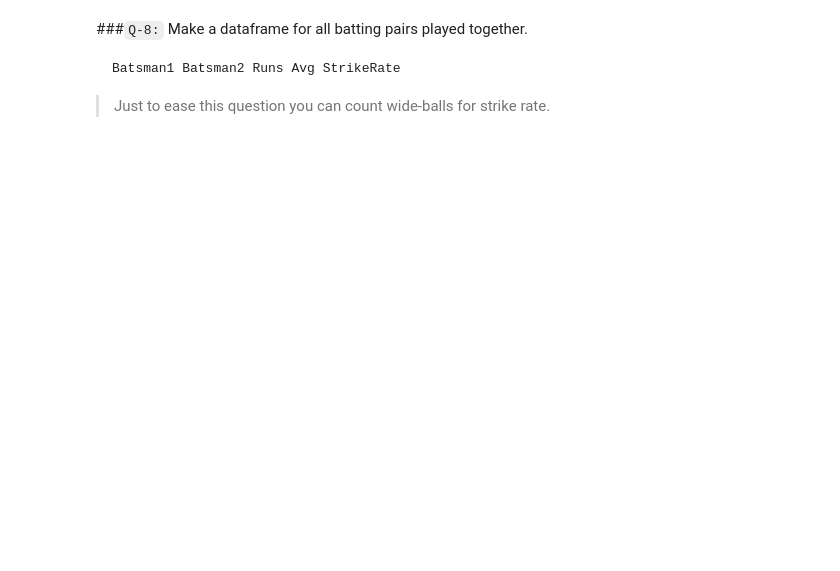
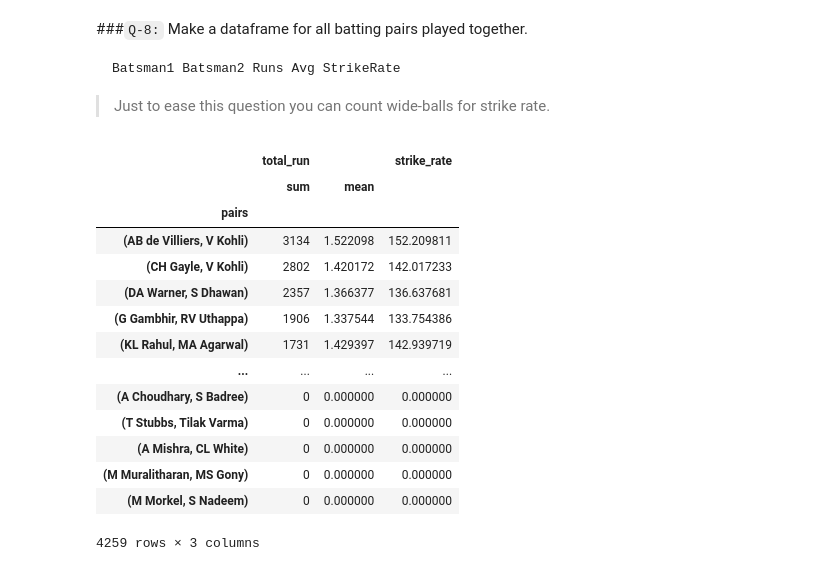
Before and after one commit to ushi-masuka/python-practice, a Jupyter notebook: day1901.ipynb, the cells around one changed output. Saved outputs shown, nothing was run; the diff lists cells and outputs as text; code cells hidden in the pictures; blank space fills up the shorter version.

```diff
--- a/day1901.ipynb
+++ b/day1901.ipynb
@@ -271,0 +289,3 @@ chasing_batsmen[chasing_batsmen["count"]>100].sort_values(by="strike_rate",ascen
+# %%
+ipl["pairs"]=ipl[["batter","non-striker"]].apply(lambda x: tuple(sorted(([x[0],x[1]]))) ,axis=1)
+ipl['pairs']
@@ -280,0 +332,20 @@ Batsman1 Batsman2 Runs Avg StrikeRate
+# %%
+pair=ipl.groupby("pairs").agg({"total_run":["sum","mean"],}).sort_values(by=("total_run","sum"), ascending=False)
+pair["strike_rate"]=pair[("total_run","mean")]*100
+pair
+# %% [output]
+|  | total_run |  | strike_rate |
+|  | sum | mean |  |
+| pairs |  |  |  |
+| (AB de Villiers, V Kohli) | 3134 | 1.522098 | 152.209811 |
+| (CH Gayle, V Kohli) | 2802 | 1.420172 | 142.017233 |
+| (DA Warner, S Dhawan) | 2357 | 1.366377 | 136.637681 |
+| (G Gambhir, RV Uthappa) | 1906 | 1.337544 | 133.754386 |
+| (KL Rahul, MA Agarwal) | 1731 | 1.429397 | 142.939719 |
+| ... | ... | ... | ... |
+| (A Choudhary, S Badree) | 0 | 0.000000 | 0.000000 |
+| (T Stubbs, Tilak Varma) | 0 | 0.000000 | 0.000000 |
+| (A Mishra, CL White) | 0 | 0.000000 | 0.000000 |
+| (M Muralitharan, MS Gony) | 0 | 0.000000 | 0.000000 |
+| (M Morkel, S Nadeem) | 0 | 0.000000 | 0.000000 |
+4259 rows × 3 columns
```
Also changed, not shown: parts of 10 cells of this notebook.
